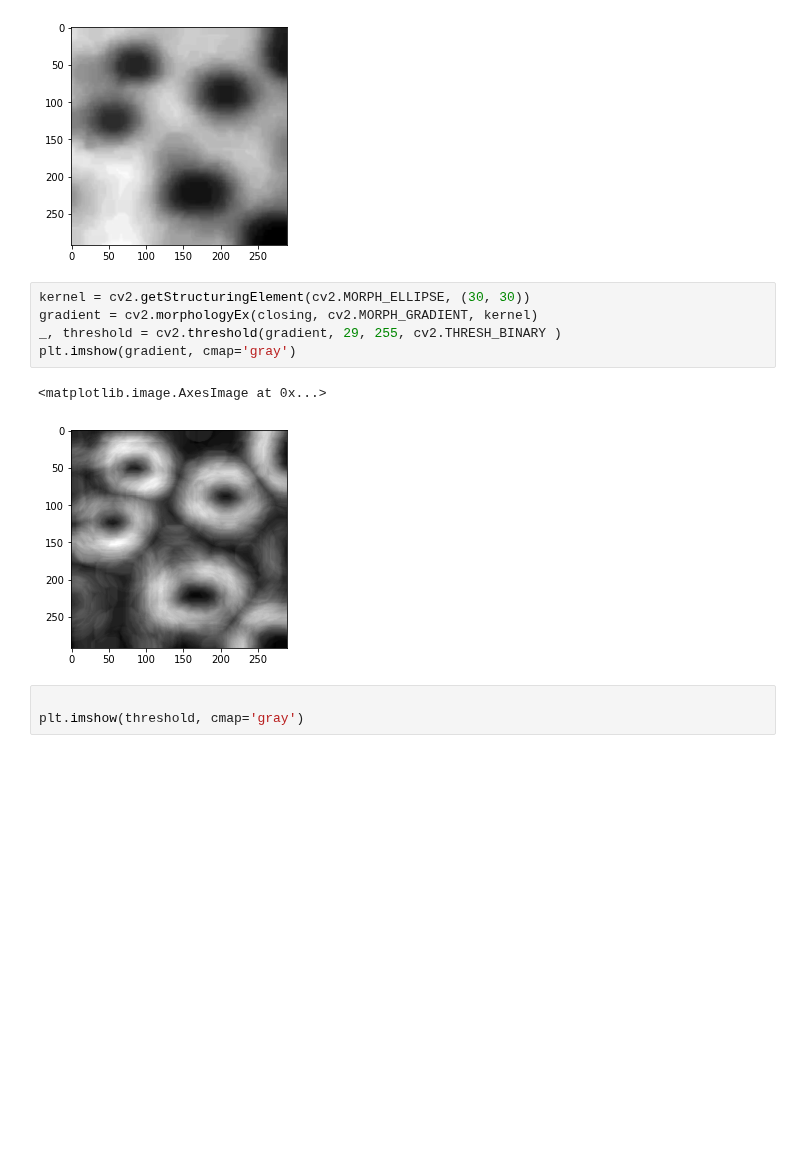
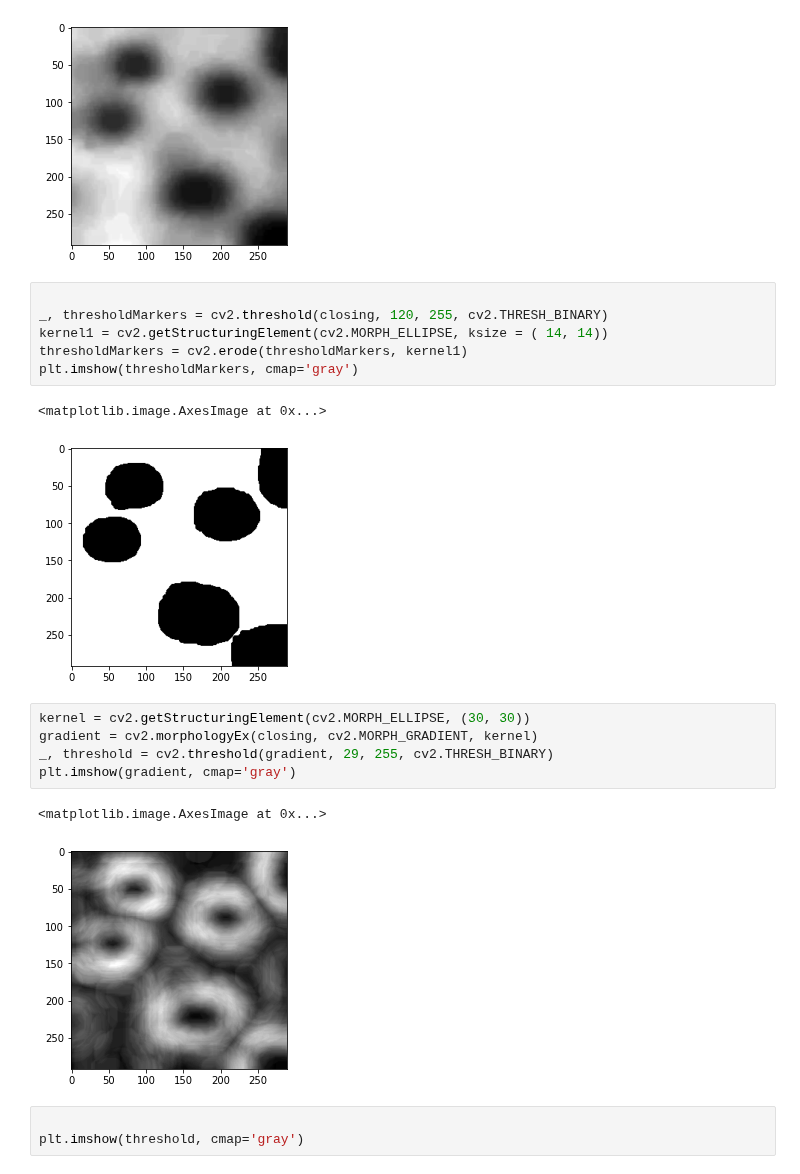
Before and after one commit to Debechelo/ComputerVision, a Jupyter notebook: Lab_6 python/Wat.ipynb, the cells around one changed output. Saved outputs shown, nothing was run; the diff lists cells and outputs as text; blank space fills up the shorter version.

```diff
--- a/Lab_6 python/Wat.ipynb
+++ b/Lab_6 python/Wat.ipynb
@@ -18,10 +14,19 @@ plt.imshow(closing, cmap='gray')
 # %% [output]
 <matplotlib.image.AxesImage at 0x...>
 [figure]
+# %%
+
+_, thresholdMarkers = cv2.threshold(closing, 120, 255, cv2.THRESH_BINARY)
+kernel1 = cv2.getStructuringElement(cv2.MORPH_ELLIPSE, ksize = ( 14, 14))
+thresholdMarkers = cv2.erode(thresholdMarkers, kernel1)
+plt.imshow(thresholdMarkers, cmap='gray')
+# %% [output]
+<matplotlib.image.AxesImage at 0x...>
+[figure, added]
 # %%
 kernel = cv2.getStructuringElement(cv2.MORPH_ELLIPSE, (30, 30))
 gradient = cv2.morphologyEx(closing, cv2.MORPH_GRADIENT, kernel)
-_, threshold = cv2.threshold(gradient, 29, 255, cv2.THRESH_BINARY )
+_, threshold = cv2.threshold(gradient, 29, 255, cv2.THRESH_BINARY)
 plt.imshow(gradient, cmap='gray')
 # %% [output]
 <matplotlib.image.AxesImage at 0x...>
```
Also changed, not shown: parts of 8 cells of this notebook, 20 other files.
